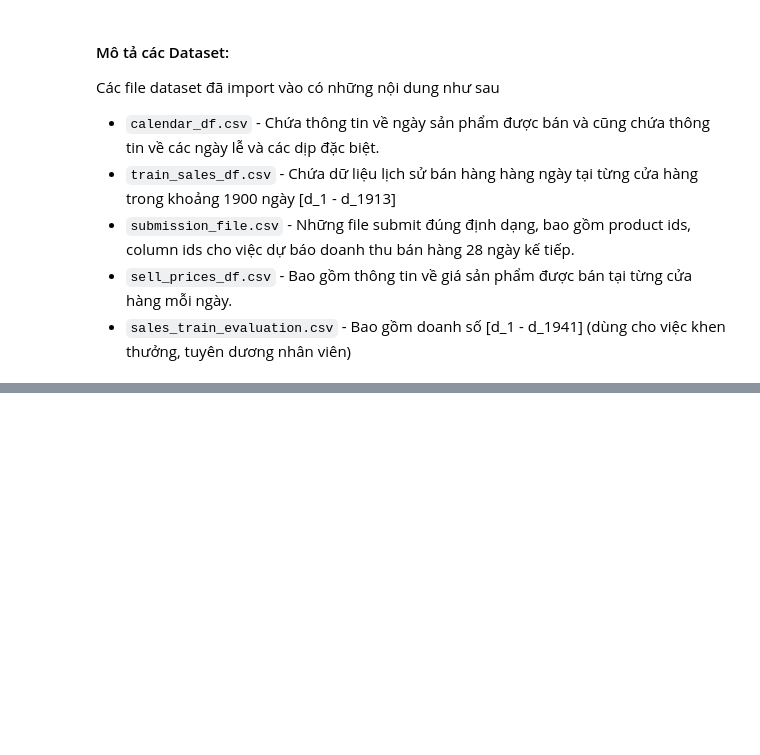
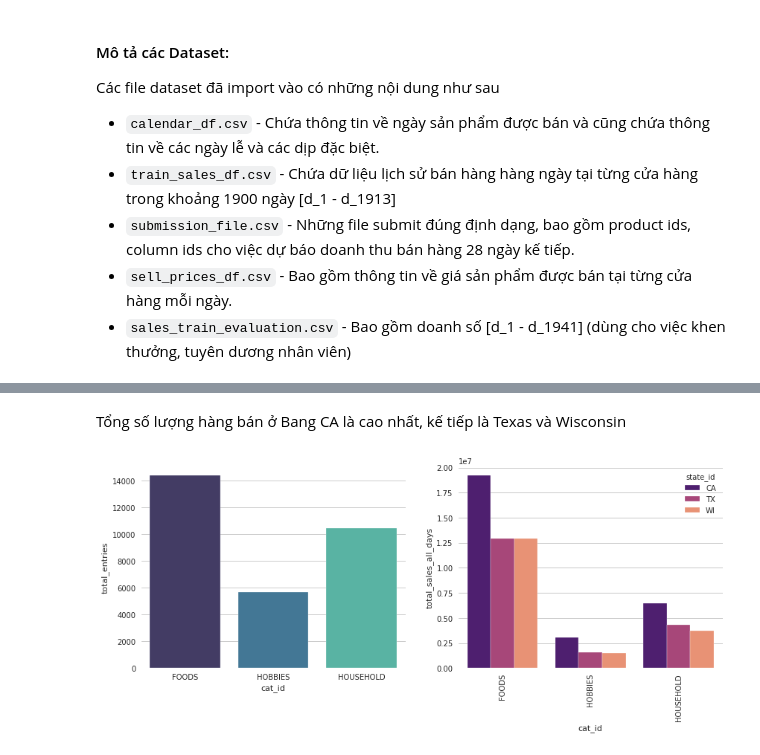
Before and after one commit to ngotancuong/PythonAssignment, a Jupyter notebook: Baitap01.ipynb, the cells around one changed output, grey strips where cells are left out. Cells and saved outputs as stored; diff of their text form; code cells hidden in the pictures; blank space fills up the shorter version.

```diff
--- a/Baitap01.ipynb
+++ b/Baitap01.ipynb
@@ -160,0 +164,5 @@ Các file dataset đã import vào có những nội dung như sau
+# %%
+sell_prices_df = pd.read_csv('/kaggle/input/m5-forecasting-accuracy/sell_prices.csv')
+train_sales_df = pd.read_csv('/kaggle/input/m5-forecasting-accuracy/sales_train_validation.csv')
+calendar_df = pd.read_csv('/kaggle/input/m5-forecasting-accuracy/calendar.csv')
+submission_file = pd.read_csv('/kaggle/input/m5-forecasting-accuracy/sample_submission.csv')
@@ -160,0 +228,11 @@ Các file dataset đã import vào có những nội dung như sau
+# %%
+# Trả về danh sách các tiêu đề cột có chứa tiền tố 'd_' (tức là cột ngày)
+d_cols = [c for c in train_sales_df.columns if 'd_' in c]
+# Tổng số ngày bán hàng được tính là sum của các cột (axis=1 là đếm ngang)
+train_sales_df['total_sales_all_days'] = train_sales_df[d_cols].sum(axis = 1)
+# train_sales_df[d_cols] là dataframe chứa các cột và dòng dữ liệu ngày bán hàng
+# Hàm mean là tính giá trị trung bình
+train_sales_df['avg_sales_all_days'] = train_sales_df[d_cols].mean(axis = 1)
+# Hàm median là tính giá trị trung vị
+train_sales_df['median_sales_all_days'] = train_sales_df[d_cols].median(axis = 1)
+#train_sales_df.groupby(['id'])['total_sales_all_days'].sum().sort_values(ascending=False)
@@ -160,0 +261,22 @@ Các file dataset đã import vào có những nội dung như sau
+# %% [markdown]
+Tổng số lượng hàng bán ở Bang CA là cao nhất, kế tiếp là Texas và Wisconsin
+# %%
+# Đếm số lượng id theo từng cat_id và lưu vào data frame
+df1 = train_sales_df.groupby(['cat_id'])['id'].count().reset_index(name='total_entries')
+# Tính tổng doanh số theo cat_id và state_id, lưu vào data frame
+df2 = train_sales_df.groupby(['cat_id', 'state_id'])['total_sales_all_days'].sum().reset_index()
+# %%
+# Dùng module seaborn để vẽ biểu đồ hình cột
+sns.set_style('whitegrid')
+sns.axes_style(style='ticks')
+fig, (ax1, ax2) = plt.subplots(1,2, figsize=(14,5))
+
+sns.barplot(x = 'cat_id', y='total_entries', data=df1,
+            palette='mako', ax=ax1)
+sns.barplot(x = 'cat_id', y='total_sales_all_days', hue='state_id', data=df2,
+            palette='magma', ax=ax2)
+
+plt.xticks(rotation=90)
+plt.show()
+# %% [output]
+[figure, added]
```
Also changed, not shown: parts of 16 cells of this notebook.
